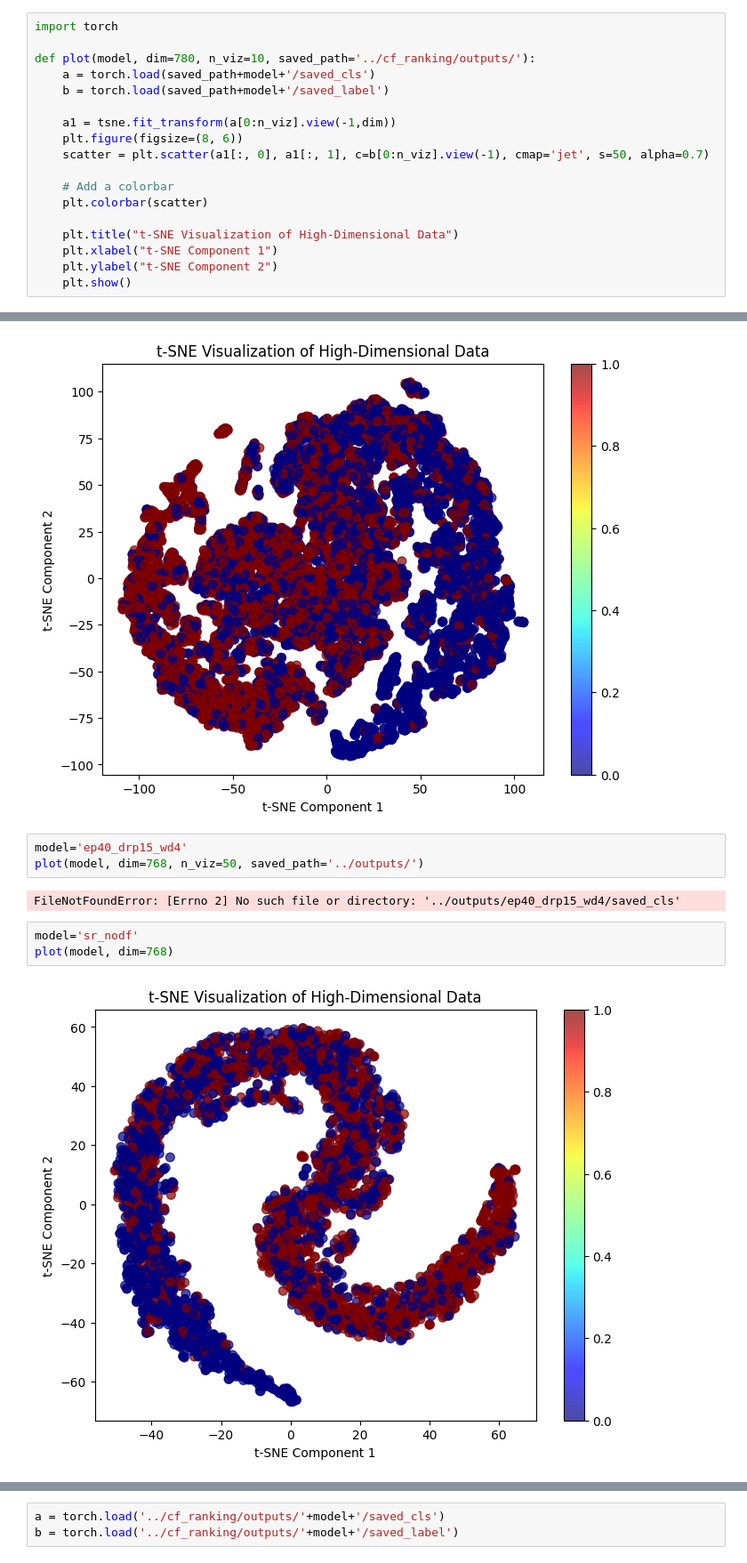
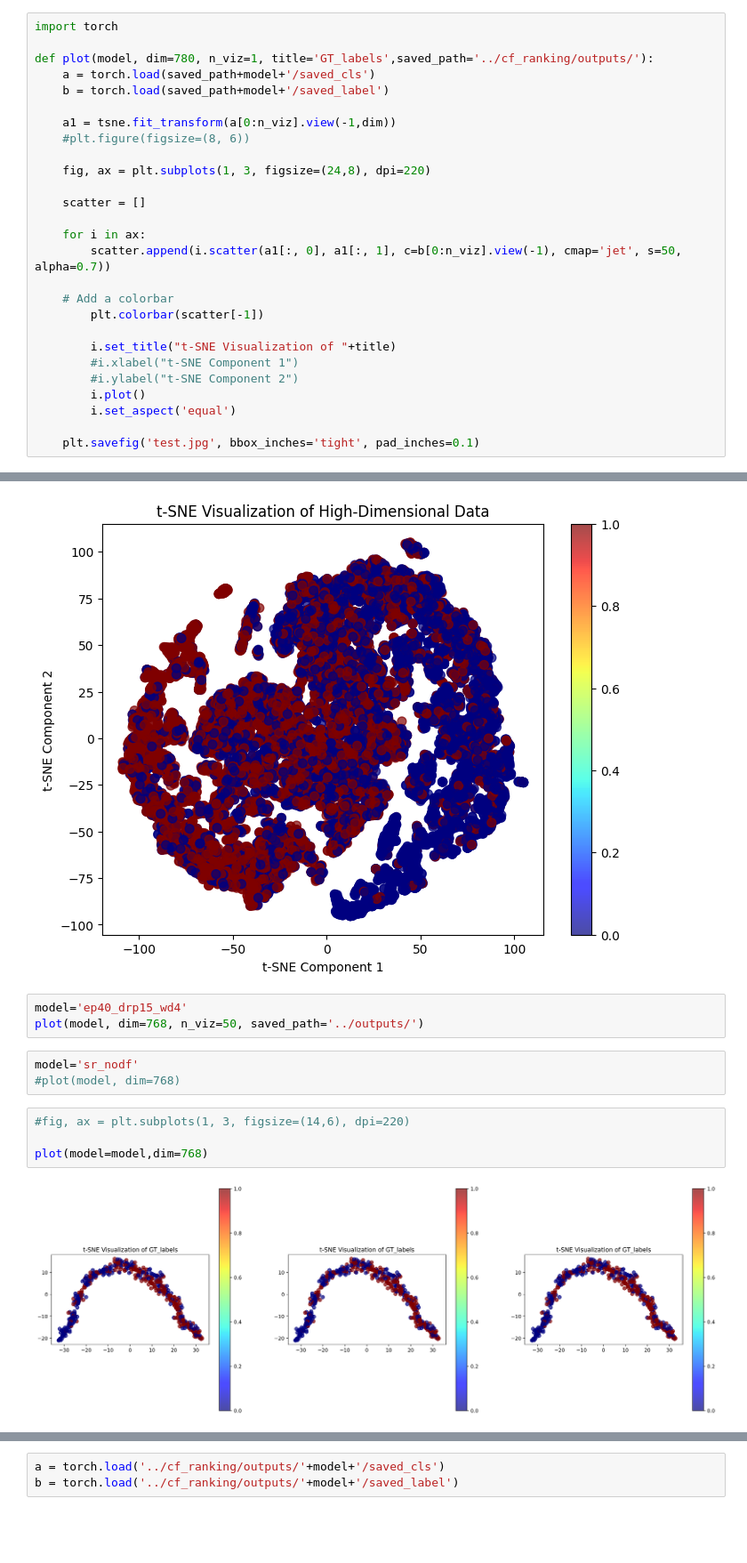
Before and after one commit to GauravBh1010tt/RewardRank, a Jupyter notebook: temp.ipynb, the cells around one changed output, grey strips where cells are left out. Shown at 89% size. Cells and saved outputs as stored; diff of their text form; blank space fills up the shorter version.

```diff
--- a/temp.ipynb
+++ b/temp.ipynb
@@ -171,21 +176,30 @@ tsne = TSNE()
 # %%
 import torch
 
-def plot(model, dim=780, n_viz=10, saved_path='../cf_ranking/outputs/'):
+def plot(model, dim=780, n_viz=1, title='GT_labels',saved_path='../cf_ranking/outputs/'):
     a = torch.load(saved_path+model+'/saved_cls')
     b = torch.load(saved_path+model+'/saved_label')
 
     a1 = tsne.fit_transform(a[0:n_viz].view(-1,dim))
-    plt.figure(figsize=(8, 6))
-    scatter = plt.scatter(a1[:, 0], a1[:, 1], c=b[0:n_viz].view(-1), cmap='jet', s=50, alpha=0.7)
+    #plt.figure(figsize=(8, 6))
+
+    fig, ax = plt.subplots(1, 3, figsize=(24,8), dpi=220)
+
+    scatter = []
+
+    for i in ax:
+        scatter.append(i.scatter(a1[:, 0], a1[:, 1], c=b[0:n_viz].view(-1), cmap='jet', s=50, alpha=0.7))
 
     # Add a colorbar
-    plt.colorbar(scatter)
+        plt.colorbar(scatter[-1])
 
-    plt.title("t-SNE Visualization of High-Dimensional Data")
-    plt.xlabel("t-SNE Component 1")
-    plt.ylabel("t-SNE Component 2")
-    plt.show()
+        i.set_title("t-SNE Visualization of "+title)
+        #i.xlabel("t-SNE Component 1")
+        #i.ylabel("t-SNE Component 2")
+        i.plot()
+        i.set_aspect('equal')
+
+    plt.savefig('test.jpg', bbox_inches='tight', pad_inches=0.1)
 # %%
 model='sr_df'
 plot(model,n_viz=50)
@@ -194,10 +208,12 @@ plot(model,n_viz=50)
 # %%
 model='ep40_drp15_wd4'
 plot(model, dim=768, n_viz=50, saved_path='../outputs/')
-# %% [output]
-FileNotFoundError: [Errno 2] No such file or directory: '../outputs/ep40_drp15_wd4/saved_cls'
 # %%
 model='sr_nodf'
-plot(model, dim=768)
+#plot(model, dim=768)
-# %% [output]
-[figure, removed]
+# %%
+#fig, ax = plt.subplots(1, 3, figsize=(14,6), dpi=220)
+
+plot(model=model,dim=768)
+# %% [output]
+[figure, added]
```
Also changed, not shown: parts of 12 cells of this notebook, 6 other files.
